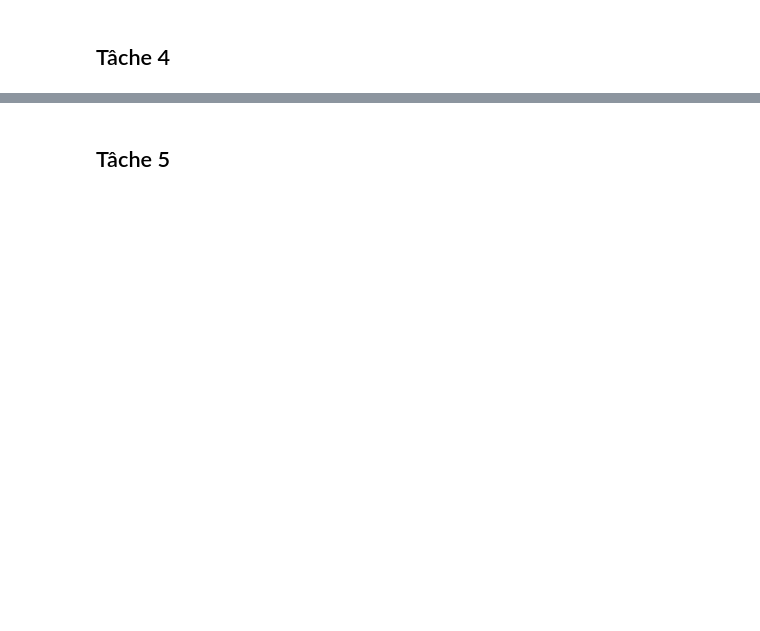
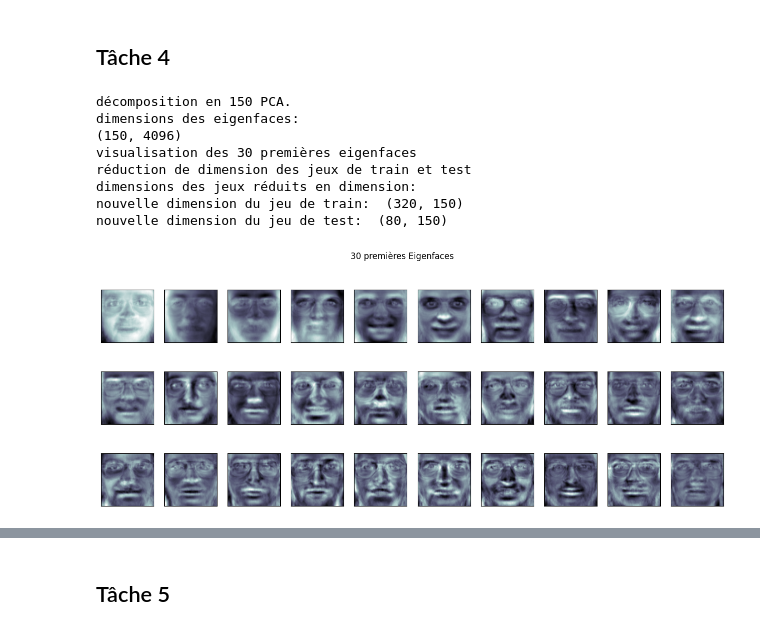
Before and after one commit to Nyaaw/PCDLabs, a Jupyter notebook: Labo4/Labo4-Ripoll-Bloch.ipynb, the cells around one changed output, grey strips where cells are left out. Cells and saved outputs as stored; diff of their text form; code cells hidden in the pictures; blank space fills up the shorter version.

```diff
--- a/Labo4/Labo4-Ripoll-Bloch.ipynb
+++ b/Labo4/Labo4-Ripoll-Bloch.ipynb
@@ -81,3 +81,23 @@ Train:  (320, 4096)
 Test:  (80, 4096)
 # %% [markdown]
 ## Tâche 3
+# %%
+from sklearn.linear_model import LogisticRegression
+from sklearn.svm import SVC
+from sklearn.neighbors import KNeighborsClassifier
+from sklearn.metrics import accuracy_score
+
+classifiers = {"KNN": KNeighborsClassifier(n_neighbors=5, metric='cosine'), 'SVM': SVC(C=1, kernel="linear"), 'Logistic Regression': LogisticRegression(solver='liblinear')}
+
+for name, classifier in classifiers.items():
+    print('fit...')
+    classifier.fit(x_train, y_train)
+
+    print('pred...')
+    y_pred = classifier.predict(x_test)
+
+    acc = accuracy_score(y_test, y_pred)
+
+    print(f"accuracy score of classifier {name}: {acc}")
+
+    acc = 0
@@ -84,2 +114,39 @@ Test:  (80, 4096)
 # %% [markdown]
 ## Tâche 4
+# %%
+from sklearn import decomposition
+
+print("décomposition en 150 PCA.")
+
+pca = decomposition.PCA(n_components=150, whiten=True)
+pca.fit(x_train)
+
+print("dimensions des eigenfaces:")
+print(pca.components_.shape)
+
+print("visualisation des 30 premières eigenfaces")
+fig = plt.figure(figsize=(16, 6))
+fig.suptitle('30 premières Eigenfaces')
+for i in range(30):
+    ax = fig.add_subplot(3, 10, i + 1, xticks=[], yticks=[])
+    ax.imshow(pca.components_[i].reshape(faces.images[0].shape),
+              cmap=plt.cm.bone)
+
+
+print("réduction de dimension des jeux de train et test")
+x_train_pca = pca.transform(x_train)
+x_test_pca = pca.transform(x_test)
+
+print("dimensions des jeux réduits en dimension:")
+print("nouvelle dimension du jeu de train: ", x_train_pca.shape)
+print("nouvelle dimension du jeu de test: ", x_test_pca.shape)
+# %% [output]
+décomposition en 150 PCA.
+dimensions des eigenfaces:
+(150, 4096)
+visualisation des 30 premières eigenfaces
+réduction de dimension des jeux de train et test
+dimensions des jeux réduits en dimension:
+nouvelle dimension du jeu de train:  (320, 150)
+nouvelle dimension du jeu de test:  (80, 150)
+[figure, added]
```
Also changed, not shown: parts of 6 cells of this notebook.
